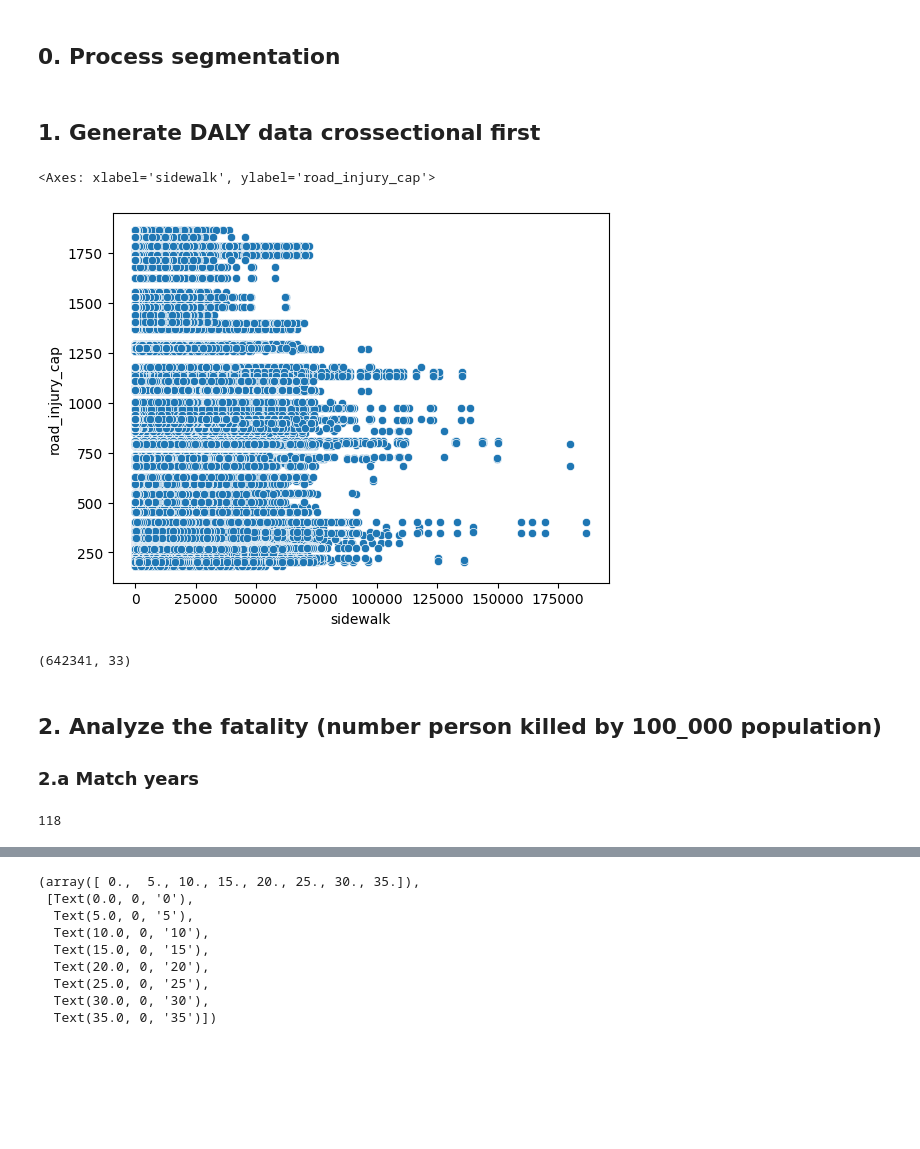
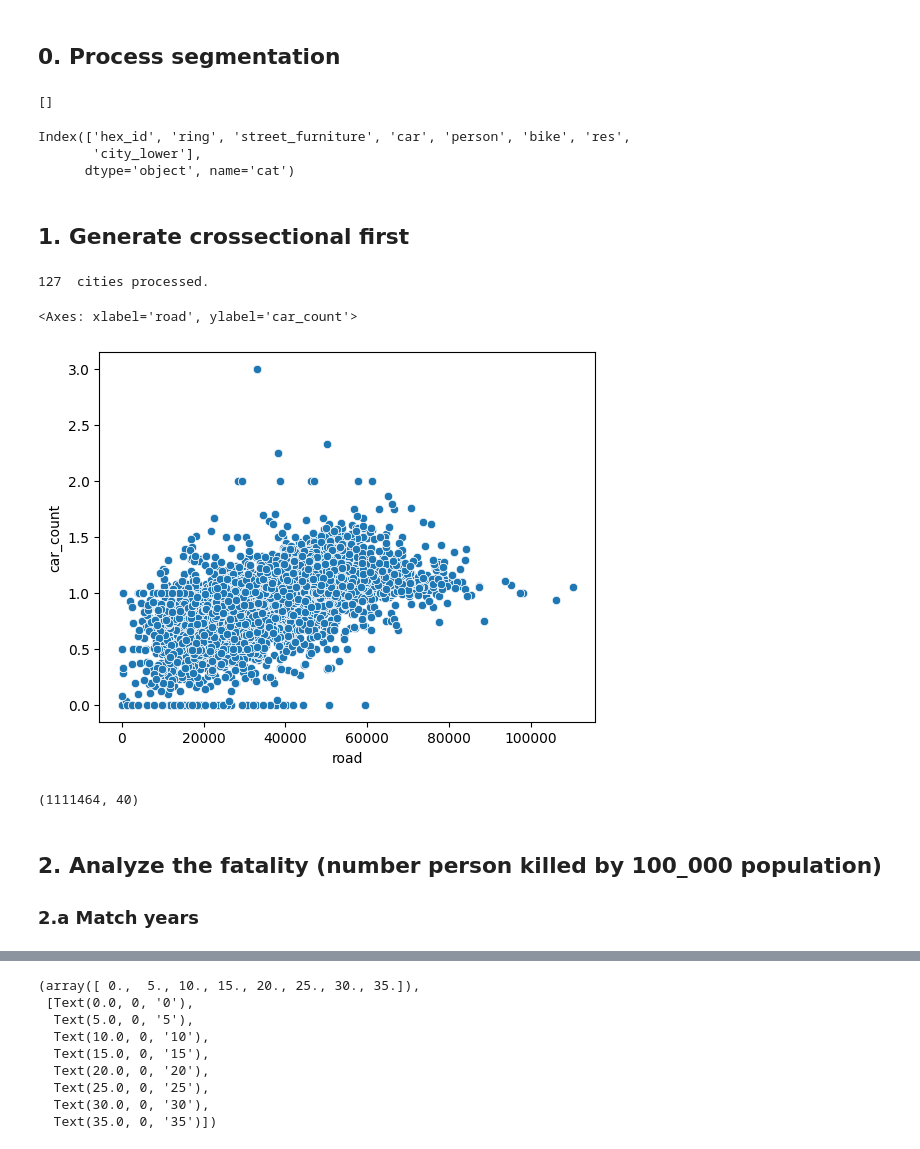
Before and after one commit to brookefzy/uvi-time-machine, a Jupyter notebook: _script/d-experiment/01_walkability_road_fatality.ipynb, the cells around one changed output, grey strips where cells are left out. Saved outputs shown, nothing was run; the diff lists cells and outputs as text; code cells hidden in the pictures; blank space fills up the shorter version.

```diff
--- a/_script/d-experiment/01_walkability_road_fatality.ipynb
+++ b/_script/d-experiment/01_walkability_road_fatality.ipynb
@@ -55,3 +60,14 @@ fatality = pd.read_csv(os.path.join(TRANS_FOLDER, TRANS_PATHS["fatality"]))
 # %%
 h3_res = [6, 9, 12]
 city_meta = load_all()
+# %%
+sely_fatality = ['num_person_killed_per_lakh', 'num_person_killed']
+fatality_19 = fatality[fatality['year'].isin([2019,2020,2021,2022])].reset_index(drop = True)
+fatality_19['year_group'] = '2020-2023'
+fatality_16 = fatality[fatality['year'].isin([2014, 2015,2016, 2017])].reset_index(drop = True)
+fatality_16['year_group'] = '2015-2018'
+fatality_16['City'].nunique()
+fatality_long = pd.concat([fatality_19, fatality_16]).reset_index(drop = True)
+
+dalys['year_group'] = np.where(dalys['year'].isin([2019,2020,2021,2022]), '2020-2023', '2015-2018')
+dalys['year_group'].unique()
@@ -100,15 +129,24 @@ df_seg = pd.concat(df_seg).reset_index(drop = True)
 # %%
-segfiles = glob.glob(CURATED_FOLDER_LONG+"/*.parquet")
-df_seg_long = []
-for f in tqdm(segfiles):
-    temp = pd.read_parquet(f)
-    temp["city_lower"] = f.split("/")[-1].split(".")[0]
-    df_seg_long.append(temp)
-df_seg_long = pd.concat(df_seg_long).reset_index(drop = True)
+df_seg = get_cross(CURATED_FOLDER_CROSS)
+df_pano = get_cross(CURATED_PANO_CROSS)
+df_seg_long = get_long(CURATED_FOLDER_LONG)
+df_pano_long = get_long(CURATED_PANO_LONG)
 # %%
 # count number of people, car, furniture using the pano file
+panocity = df_pano["city_lower"].unique()
+segcity = df_seg['city_lower'].unique()
+remain = [x for x in segcity if x not in panocity]
+remain
+# %% [output]
+[]
+# %%
+df_pano.columns
+# %% [output]
+Index(['hex_id', 'ring', 'street_furniture', 'car', 'person', 'bike', 'res',
+       'city_lower'],
+      dtype='object', name='cat')
 # %% [markdown]
-## 1. Generate DALY data crossectional first
+## 1. Generate crossectional first
 # %%
 dalys['year'].unique() # change the 2015 to 2016 for the dalys estimation so that the data can map
 year_group1 = [2015,2016,2017,2018]
@@ -118,7 +156,14 @@ fatality_sel_year = [2016,2019]
 # fatality, select the 2016 and 2019, world data only availiable till 2019
 # %%
 seg_sample = df_seg\
-            .merge(dalys[sely], on = 'city_lower')
+    .merge(df_pano, on = ['city_lower', 'hex_id', 'ring'],
+           how = 'left',
+           suffixes = ['', '_count']).fillna(0)\
+    .merge(dalys[dalys["year_group"]== '2020-2023'][sely],
+                       on = 'city_lower', how = 'left')\
+    .merge(fatality_19[sely_fatality+["city_lower"]],
+                       on = 'city_lower', how = 'left')
+
 print(seg_sample["city_lower"].nunique(), " cities processed.")
 
 yls = ['diabetes_mellitus_cap',
@@ -130,30 +175,24 @@ logxls = ["log_"+x for x in xls]
 logyls = ["log_"+x for x in yls]
 for x in xls+yls:
     seg_sample["log_"+x] = np.log(seg_sample[x]+1)
+# %% [output]
+127  cities processed.
 # %%
 sns.scatterplot(
-    data = seg_sample[seg_sample["res"]==12],
-    x = "sidewalk",
-    y = "road_injury_cap",
+    data = seg_sample[seg_sample["res"]==6],
+    x = "road",
+    y = "car_count",
     # hue = "Country"
 )
 # %% [output]
-<Axes: xlabel='sidewalk', ylabel='road_injury_cap'>
+<Axes: xlabel='road', ylabel='car_count'>
-[figure, old version]
+[figure, new version]
 # %%
 seg_sample[seg_sample["res"].isin([6,9])].to_csv(os.path.join(EXPORT_FOLDER, "01_seg_dalys_cross.csv"), index = False)
-# %%
-seg_sample[seg_sample["res"].isin([6,9])].shape
-# %% [output]
-(642341, 33)
+# %%
+seg_sample[seg_sample["res"].isin([6,9])].shape
+# %% [output]
+(1111464, 40)
 # %% [markdown]
 ## 2. Analyze the fatality (number person killed by 100_000 population)
 ### 2.a Match years
-# %%
-fatality_19 = fatality[fatality['year'].isin([2019,2020,2021,2022])].reset_index(drop = True)
-fatality_19['year_group'] = '2020-2023'
-fatality_16 = fatality[fatality['year'].isin([2014, 2015,2016, 2017])].reset_index(drop = True)
-fatality_16['year_group'] = '2015-2018'
-fatality_16['City'].nunique()
-# %% [output]
-118
```
Also changed, not shown: parts of 10 cells of this notebook, 19 other files.
